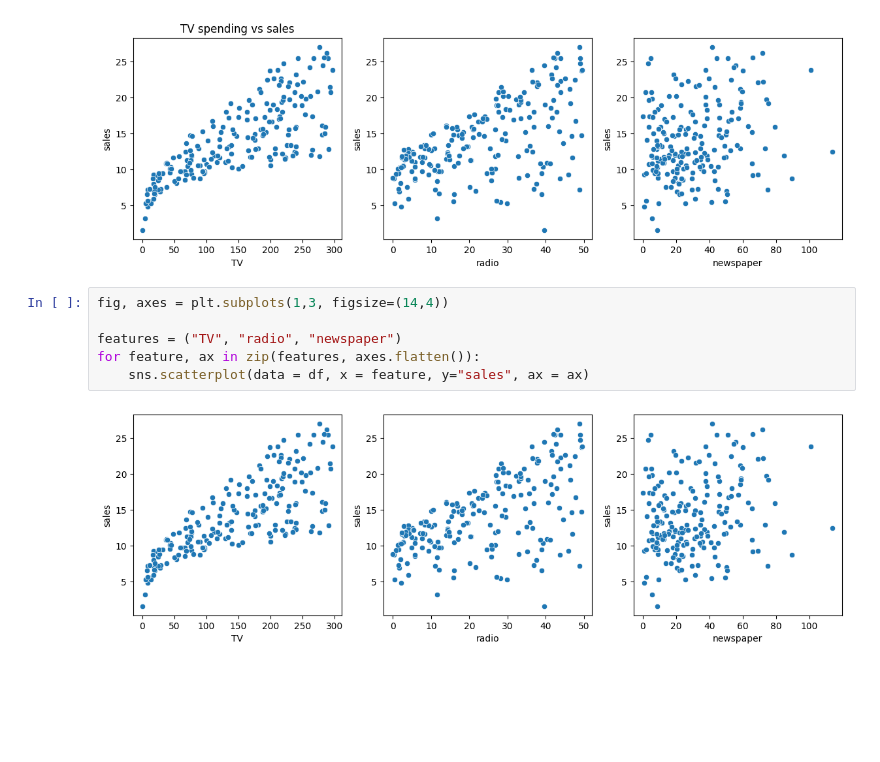
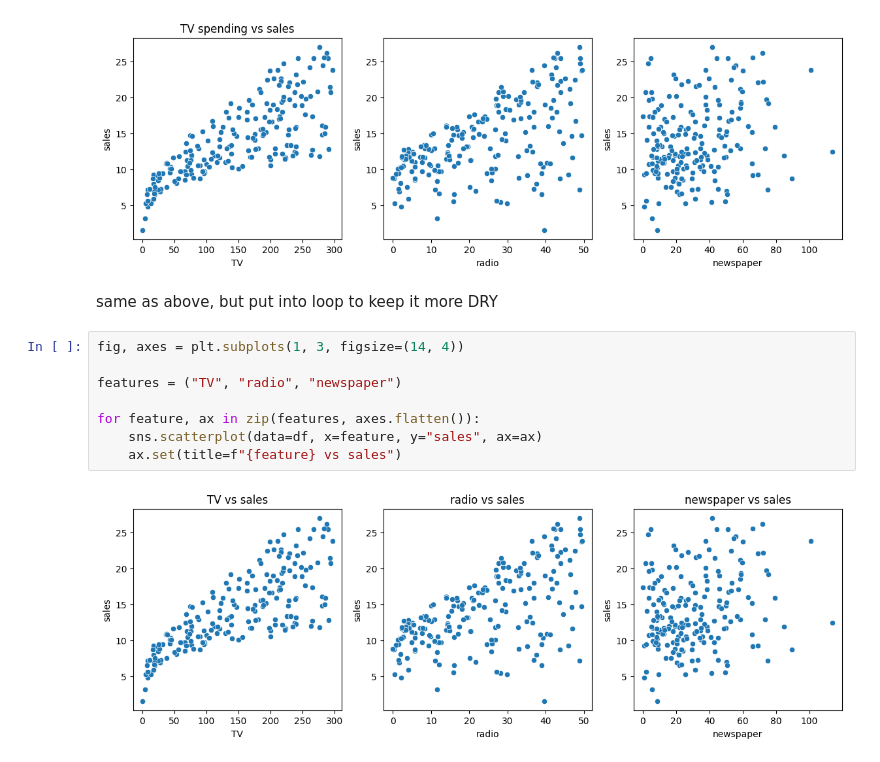
Before and after one commit to kokchun/machine_learning_kokchun_giang_mlops25, a Jupyter notebook: code-alongs/03_linear_regression/linear_regression.ipynb, the cells around one changed output. Saved outputs shown, nothing was run; the diff lists cells and outputs as text; blank space fills up the shorter version.

Commit message:
plot with for and seaborn

```diff
--- a/code-alongs/03_linear_regression/linear_regression.ipynb
+++ b/code-alongs/03_linear_regression/linear_regression.ipynb
@@ -63,11 +63,15 @@ axes[0].set(title = "TV spending vs sales")
 # %% [output]
 [Text(0.5, 1.0, 'TV spending vs sales')]
 [figure]
+# %% [markdown]
+same as above, but put into loop to keep it more DRY
 # %%
-fig, axes = plt.subplots(1,3, figsize=(14,4))
+fig, axes = plt.subplots(1, 3, figsize=(14, 4))
 
 features = ("TV", "radio", "newspaper")
+
 for feature, ax in zip(features, axes.flatten()):
-    sns.scatterplot(data = df, x = feature, y="sales", ax = ax)
+    sns.scatterplot(data=df, x=feature, y="sales", ax=ax)
+    ax.set(title=f"{feature} vs sales")
 # %% [output]
-[figure, old version]
+[figure, new version]
```
